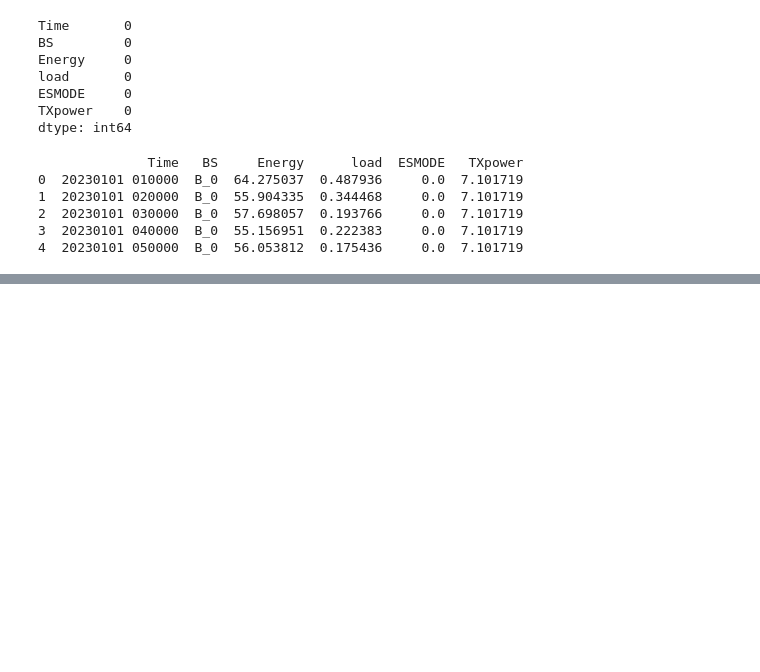
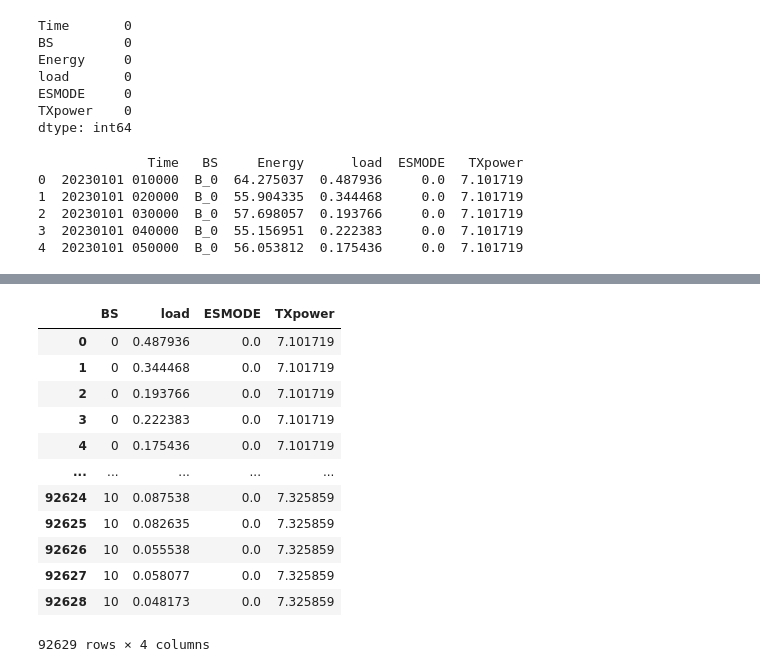
Before and after one commit to patech123/gomycode-data-science, a Jupyter notebook: Supervised_Learning_Regression_Checkpoint.ipynb, the cells around one changed output, grey strips where cells are left out. Saved outputs shown, nothing was run; the diff lists cells and outputs as text; code cells hidden in the pictures; blank space fills up the shorter version.

```diff
--- a/Supervised_Learning_Regression_Checkpoint.ipynb
+++ b/Supervised_Learning_Regression_Checkpoint.ipynb
@@ -127,0 +114,17 @@ print(df_no_duplicates.head())
+# %%
+X = df.drop(['Energy', 'Time'],axis=1)
+X
+# %% [output]
+|  | BS | load | ESMODE | TXpower |
+| 0 | 0 | 0.487936 | 0.0 | 7.101719 |
+| 1 | 0 | 0.344468 | 0.0 | 7.101719 |
+| 2 | 0 | 0.193766 | 0.0 | 7.101719 |
+| 3 | 0 | 0.222383 | 0.0 | 7.101719 |
+| 4 | 0 | 0.175436 | 0.0 | 7.101719 |
+| ... | ... | ... | ... | ... |
+| 92624 | 10 | 0.087538 | 0.0 | 7.325859 |
+| 92625 | 10 | 0.082635 | 0.0 | 7.325859 |
+| 92626 | 10 | 0.055538 | 0.0 | 7.325859 |
+| 92627 | 10 | 0.058077 | 0.0 | 7.325859 |
+| 92628 | 10 | 0.048173 | 0.0 | 7.325859 |
+92629 rows × 4 columns
```
Also changed, not shown: parts of 31 cells of this notebook.
